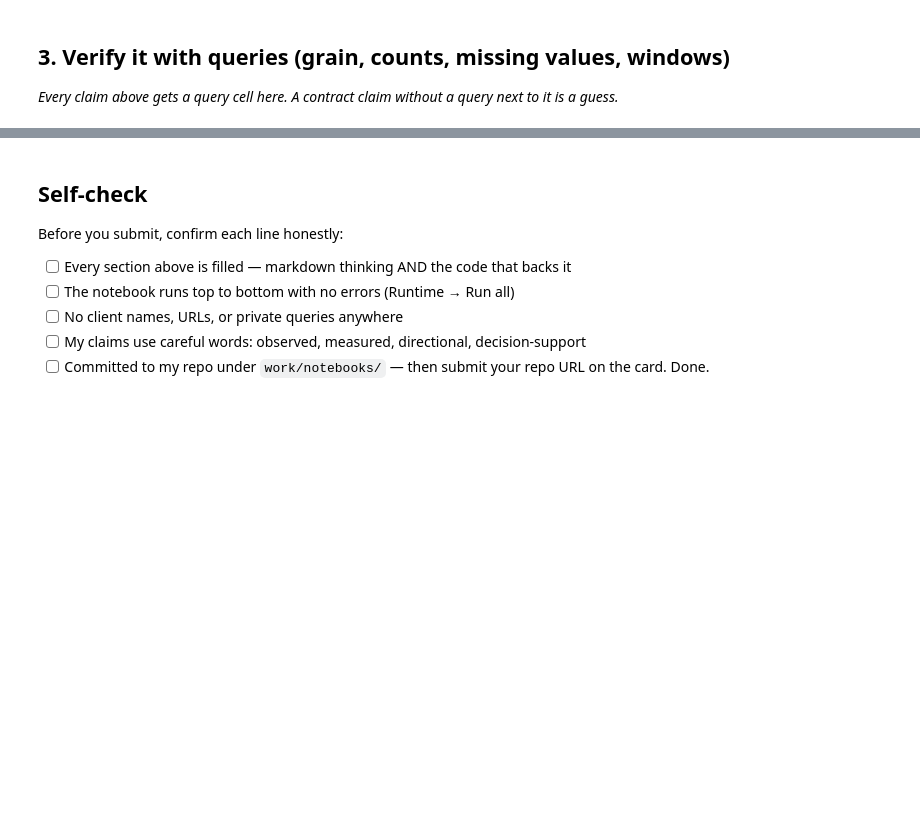
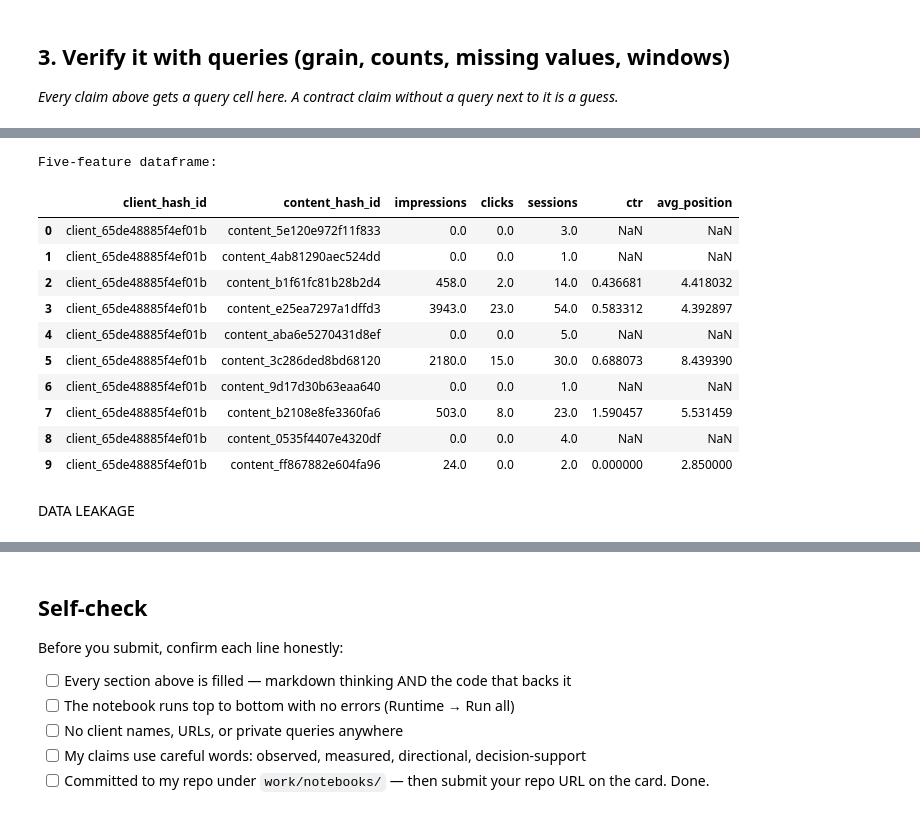
Before and after one commit to Anshikaag-28/Anshika-FlyRank-ML, a Jupyter notebook: work/notebooks/w03_data_contract.ipynb, the cells around one changed output, grey strips where cells are left out. Drawn from its saved outputs; the diff is of its cells as text; code cells hidden in the pictures; blank space fills up the shorter version.

```diff
--- a/work/notebooks/w03_data_contract.ipynb
+++ b/work/notebooks/w03_data_contract.ipynb
@@ -36,0 +255,50 @@ This skeleton is yours to fill. Work the sections **in order** — each one has
+# %%
+# Build the five-feature frame
+
+query_features = """
+SELECT
+    client_hash_id,
+    content_hash_id,
+
+    SUM(gsc_impressions) AS impressions,
+    SUM(gsc_clicks) AS clicks,
+    SUM(ga4_sessions) AS sessions,
+
+    CASE
+        WHEN SUM(gsc_impressions) > 0
+        THEN SUM(gsc_clicks) * 100.0 / SUM(gsc_impressions)
+        ELSE NULL
+    END AS ctr,
+
+    AVG(gsc_avg_position) AS avg_position
+
+FROM read_parquet(
+    'hf://datasets/FlyRank/internship-warehouse/fact_content_daily_performance/month=2026-03/*.parquet'
+)
+
+WHERE ga4_data_available IS TRUE
+
+GROUP BY
+    client_hash_id,
+    content_hash_id
+"""
+
+features = con.sql(query_features).df()
+
+print("Five-feature dataframe:")
+display(features.head(10))
+# %% [output]
+Five-feature dataframe:
+|  | client_hash_id | content_hash_id | impressions | clicks | sessions | ctr | avg_position |
+| 0 | client_65de48885f4ef01b | content_5e120e972f11f833 | 0.0 | 0.0 | 3.0 | NaN | NaN |
+| 1 | client_65de48885f4ef01b | content_4ab81290aec524dd | 0.0 | 0.0 | 1.0 | NaN | NaN |
+| 2 | client_65de48885f4ef01b | content_b1f61fc81b28b2d4 | 458.0 | 2.0 | 14.0 | 0.436681 | 4.418032 |
+| 3 | client_65de48885f4ef01b | content_e25ea7297a1dffd3 | 3943.0 | 23.0 | 54.0 | 0.583312 | 4.392897 |
+| 4 | client_65de48885f4ef01b | content_aba6e5270431d8ef | 0.0 | 0.0 | 5.0 | NaN | NaN |
+| 5 | client_65de48885f4ef01b | content_3c286ded8bd68120 | 2180.0 | 15.0 | 30.0 | 0.688073 | 8.439390 |
+| 6 | client_65de48885f4ef01b | content_9d17d30b63eaa640 | 0.0 | 0.0 | 1.0 | NaN | NaN |
+| 7 | client_65de48885f4ef01b | content_b2108e8fe3360fa6 | 503.0 | 8.0 | 23.0 | 1.590457 | 5.531459 |
+| 8 | client_65de48885f4ef01b | content_0535f4407e4320df | 0.0 | 0.0 | 4.0 | NaN | NaN |
+| 9 | client_65de48885f4ef01b | content_ff867882e604fa96 | 24.0 | 0.0 | 2.0 | 0.000000 | 2.850000 |
+# %% [markdown]
+DATA LEAKAGE
```
Also changed, not shown: parts of 23 cells of this notebook.
